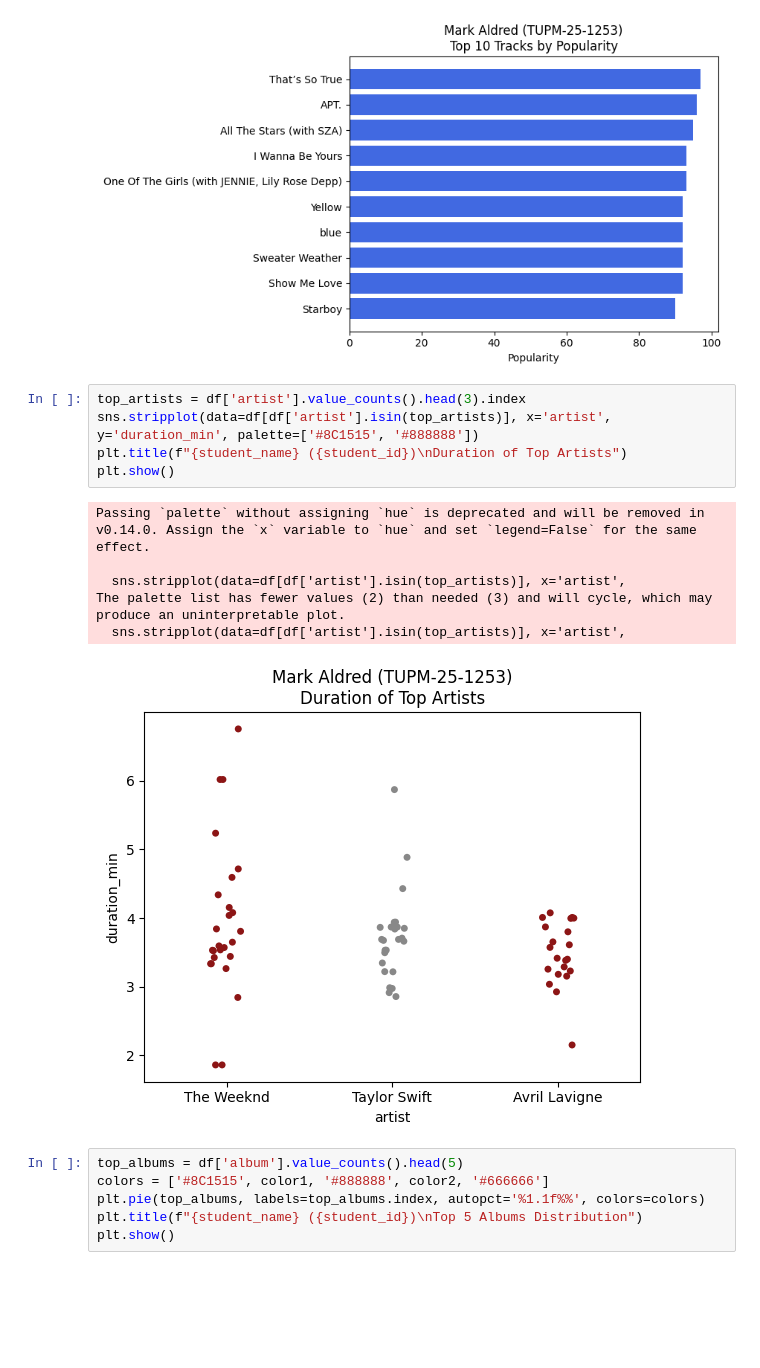
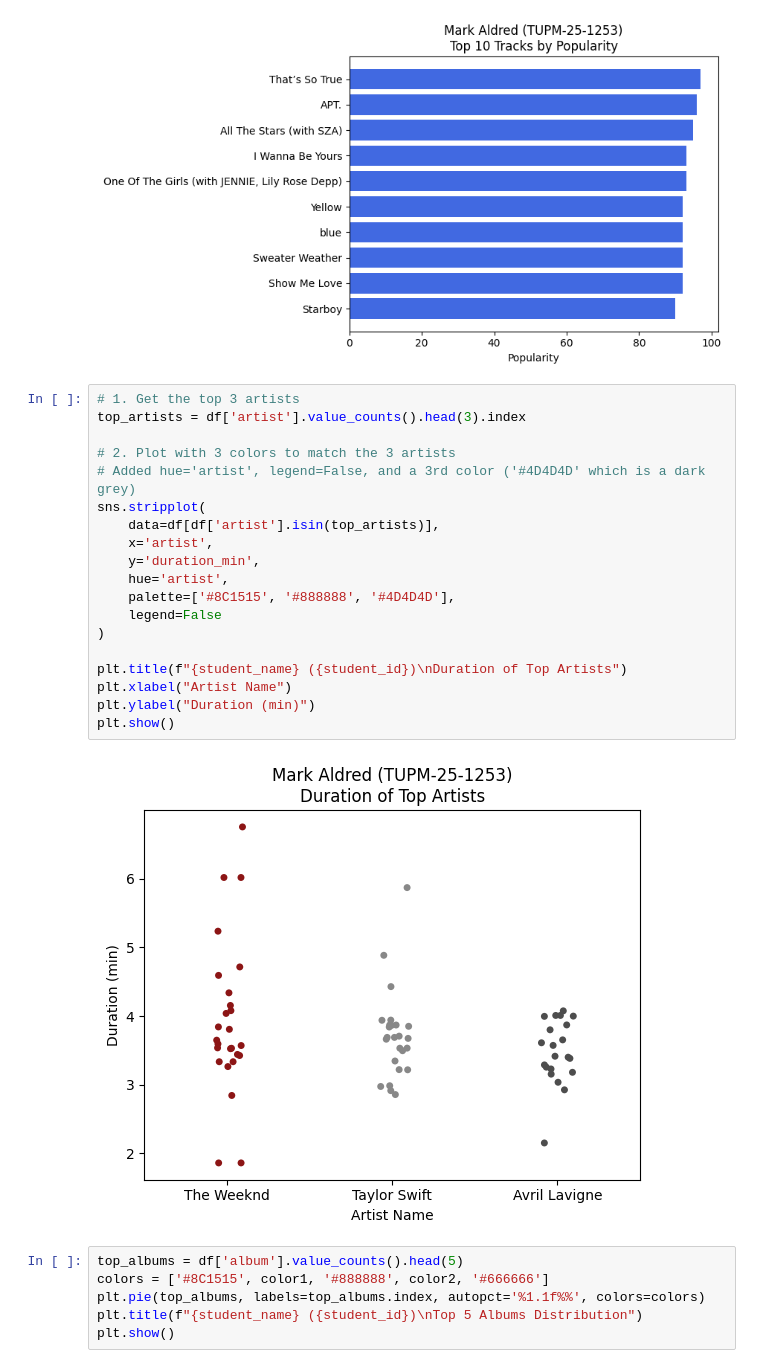
Before and after one commit to Aldred-Js1/Lab7_DataVisualization, a Jupyter notebook: Data-and-Observation.ipynb, the cells around one changed output. Cells and saved outputs as stored; diff of their text form; blank space fills up the shorter version.

Commit message:
Fixed Cell 16 error now able to generate scatterplot

```diff
--- a/Data-and-Observation.ipynb
+++ b/Data-and-Observation.ipynb
@@ -182,18 +182,26 @@ plt.show()
 # %% [output]
 [figure]
 # %%
+# 1. Get the top 3 artists
 top_artists = df['artist'].value_counts().head(3).index
-sns.stripplot(data=df[df['artist'].isin(top_artists)], x='artist',
-y='duration_min', palette=['#8C1515', '#888888'])
+
+# 2. Plot with 3 colors to match the 3 artists
+# Added hue='artist', legend=False, and a 3rd color ('#4D4D4D' which is a dark grey)
+sns.stripplot(
+    data=df[df['artist'].isin(top_artists)],
+    x='artist',
+    y='duration_min',
+    hue='artist',
+    palette=['#8C1515', '#888888', '#4D4D4D'],
+    legend=False
+)
+
 plt.title(f"{student_name} ({student_id})\nDuration of Top Artists")
+plt.xlabel("Artist Name")
+plt.ylabel("Duration (min)")
 plt.show()
 # %% [output]
-Passing `palette` without assigning `hue` is deprecated and will be removed in v0.14.0. Assign the `x` variable to `hue` and set `legend=False` for the same effect.
-
-  sns.stripplot(data=df[df['artist'].isin(top_artists)], x='artist',
-The palette list has fewer values (2) than needed (3) and will cycle, which may produce an uninterpretable plot.
-  sns.stripplot(data=df[df['artist'].isin(top_artists)], x='artist',
-[figure, old version]
+[figure, new version]
 # %%
 top_albums = df['album'].value_counts().head(5)
 colors = ['#8C1515', color1, '#888888', color2, '#666666']
```
